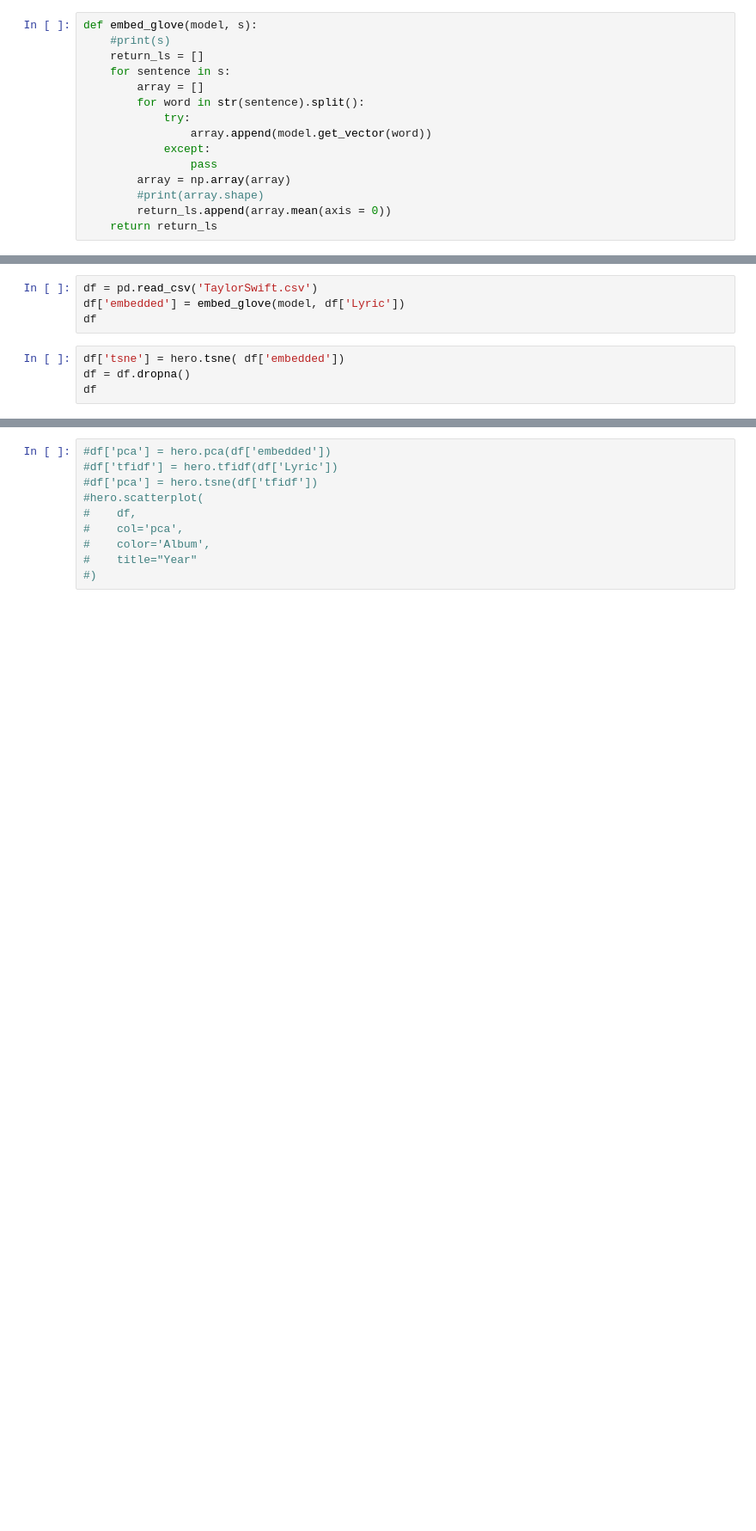
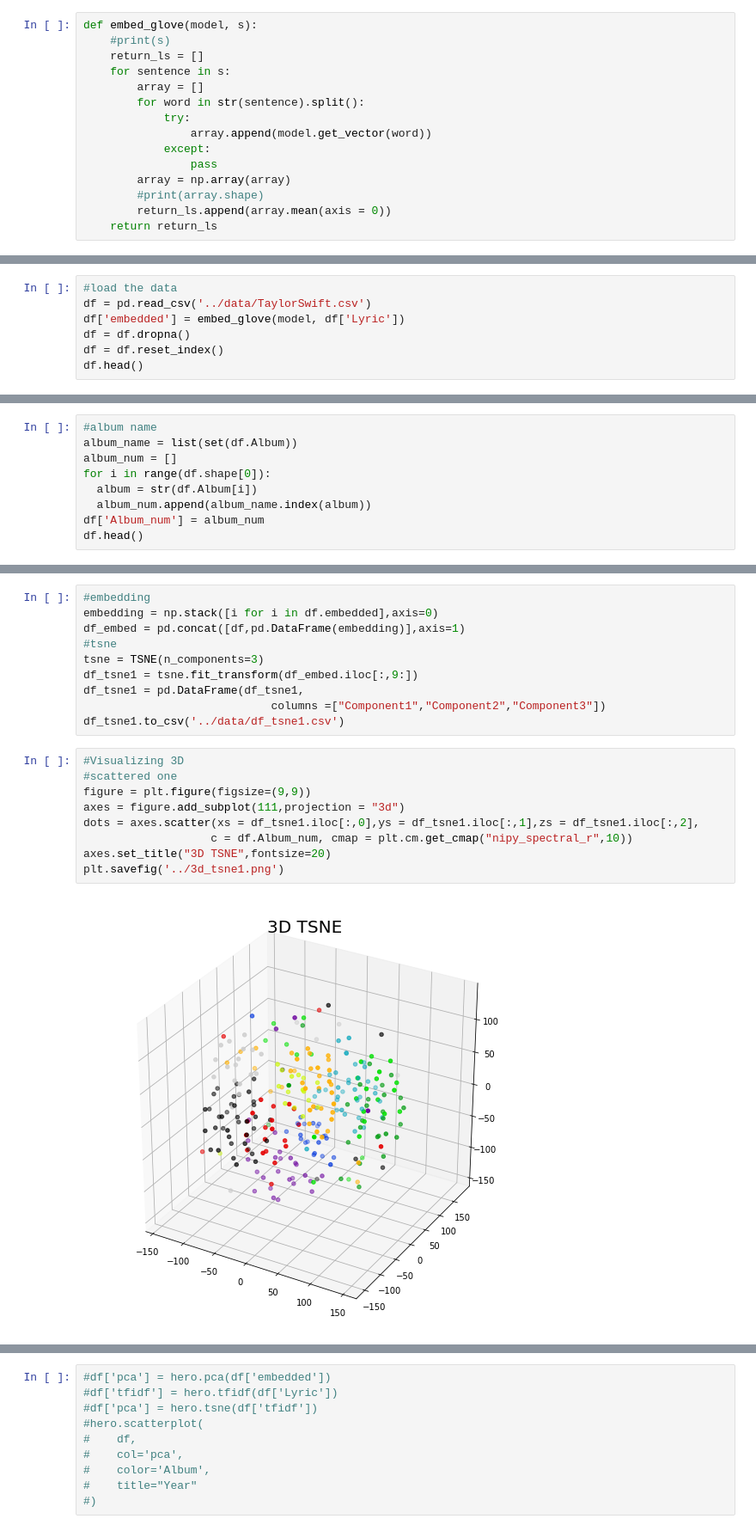
Before and after one commit to mk2510/SongRecommendationChatBot, a Jupyter notebook: analysis/embedding_plot.ipynb, the cells around one changed output, grey strips where cells are left out. Shown at 86% size. Saved outputs shown, nothing was run; the diff lists cells and outputs as text; blank space fills up the shorter version.

Commit message:
tsne

```diff
--- a/analysis/embedding_plot.ipynb
+++ b/analysis/embedding_plot.ipynb
@@ -32,8 +115,7 @@ model = KeyedVectors.load_word2vec_format(word2vec_output_file, binary=False)
 # %%
-df = pd.read_csv('TaylorSwift.csv')
+#load the data
+df = pd.read_csv('../data/TaylorSwift.csv')
 df['embedded'] = embed_glove(model, df['Lyric'])
-df
+df = df.dropna()
+df = df.reset_index()
+df.head()
-# %%
-df['tsne'] = hero.tsne( df['embedded'])
-df = df.dropna()
-df
@@ -46,0 +122,9 @@ hero.scatterplot(
+# %%
+#album name
+album_name = list(set(df.Album))
+album_num = []
+for i in range(df.shape[0]):
+  album = str(df.Album[i])
+  album_num.append(album_name.index(album))
+df['Album_num'] = album_num
+df.head()
@@ -46,0 +133,21 @@ hero.scatterplot(
+# %%
+#embedding
+embedding = np.stack([i for i in df.embedded],axis=0)
+df_embed = pd.concat([df,pd.DataFrame(embedding)],axis=1)
+#tsne
+tsne = TSNE(n_components=3)
+df_tsne1 = tsne.fit_transform(df_embed.iloc[:,9:])
+df_tsne1 = pd.DataFrame(df_tsne1,
+                            columns =["Component1","Component2","Component3"])
+df_tsne1.to_csv('../data/df_tsne1.csv')
+# %%
+#Visualizing 3D
+#scattered one
+figure = plt.figure(figsize=(9,9))
+axes = figure.add_subplot(111,projection = "3d")
+dots = axes.scatter(xs = df_tsne1.iloc[:,0],ys = df_tsne1.iloc[:,1],zs = df_tsne1.iloc[:,2],
+                   c = df.Album_num, cmap = plt.cm.get_cmap("nipy_spectral_r",10))
+axes.set_title("3D TSNE",fontsize=20)
+plt.savefig('../3d_tsne1.png')
+# %% [output]
+[figure, added]
```
Also changed, not shown: parts of 20 cells of this notebook.
